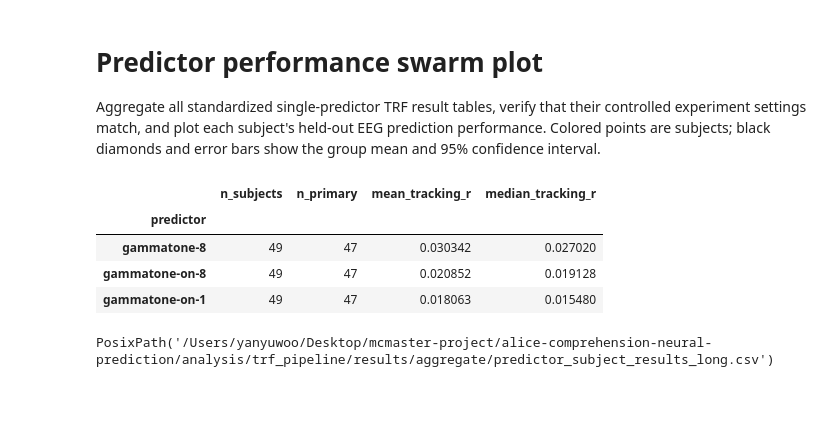
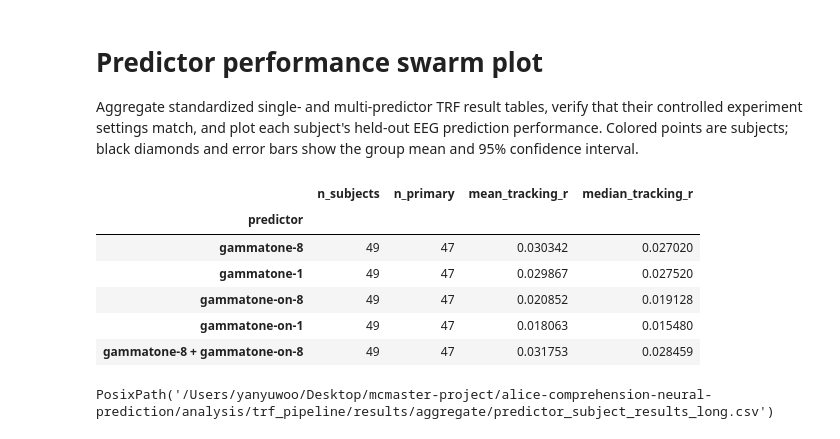
Before and after one commit to Daffodil404/alice-comprehension-neural-prediction, a Jupyter notebook: analysis/trf_pipeline/plots/plot_predictor_swarmplot.ipynb, the cells around one changed output. Drawn from its saved outputs; the diff is of its cells as text; code cells hidden in the pictures; blank space fills up the shorter version.

```diff
--- a/analysis/trf_pipeline/plots/plot_predictor_swarmplot.ipynb
+++ b/analysis/trf_pipeline/plots/plot_predictor_swarmplot.ipynb
@@ -1,7 +1,7 @@
 # %% [markdown]
 # Predictor performance swarm plot
 
-Aggregate all standardized single-predictor TRF result tables, verify that their controlled experiment settings match, and plot each subject's held-out EEG prediction performance. Colored points are subjects; black diamonds and error bars show the group mean and 95% confidence interval.
+Aggregate standardized single- and multi-predictor TRF result tables, verify that their controlled experiment settings match, and plot each subject's held-out EEG prediction performance. Colored points are subjects; black diamonds and error bars show the group mean and 95% confidence interval.
 # %%
 from pathlib import Path
 
@@ -22,7 +22,10 @@ if repo_root is None:
     raise FileNotFoundError('Could not locate the Alice project root')
 
 trf_pipeline_dir = repo_root / 'analysis' / 'trf_pipeline'
-results_root = trf_pipeline_dir / 'results' / 'by_predictor'
+result_roots = {
+    'single_predictor': trf_pipeline_dir / 'results' / 'by_predictor',
+    'multi_predictor': trf_pipeline_dir / 'results' / 'by_multi_predictor',
+}
 aggregate_path = (
     trf_pipeline_dir / 'results' / 'aggregate' / 'predictor_subject_results_long.csv'
 )
@@ -145,26 +158,28 @@ def predictor_order(aggregate):
     remaining = sorted(set(available) - set(preferred))
     return preferred + remaining
 # %%
-aggregate = load_predictor_results(results_root)
+aggregate = load_model_results(result_roots)
 order = predictor_order(aggregate)
 
 comparison_summary = (
     aggregate.groupby('predictor', observed=True)
     .agg(
         n_subjects=('subject', 'nunique'),
         n_primary=('include_trf_primary', 'sum'),
         mean_tracking_r=(METRIC, 'mean'),
         median_tracking_r=(METRIC, 'median'),
     )
     .reindex(order)
 )
 comparison_summary
 # %% [output]
 |  | n_subjects | n_primary | mean_tracking_r | median_tracking_r |
 | predictor |  |  |  |  |
 | gammatone-8 | 49 | 47 | 0.030342 | 0.027020 |
+| gammatone-1 | 49 | 47 | 0.029867 | 0.027520 |
 | gammatone-on-8 | 49 | 47 | 0.020852 | 0.019128 |
 | gammatone-on-1 | 49 | 47 | 0.018063 | 0.015480 |
+| gammatone-8 + gammatone-on-8 | 49 | 47 | 0.031753 | 0.028459 |
 # %%
 aggregate_path.parent.mkdir(parents=True, exist_ok=True)
 aggregate.to_csv(aggregate_path, index=False)
```
Also changed, not shown: parts of 2 cells of this notebook, 3 other files.
